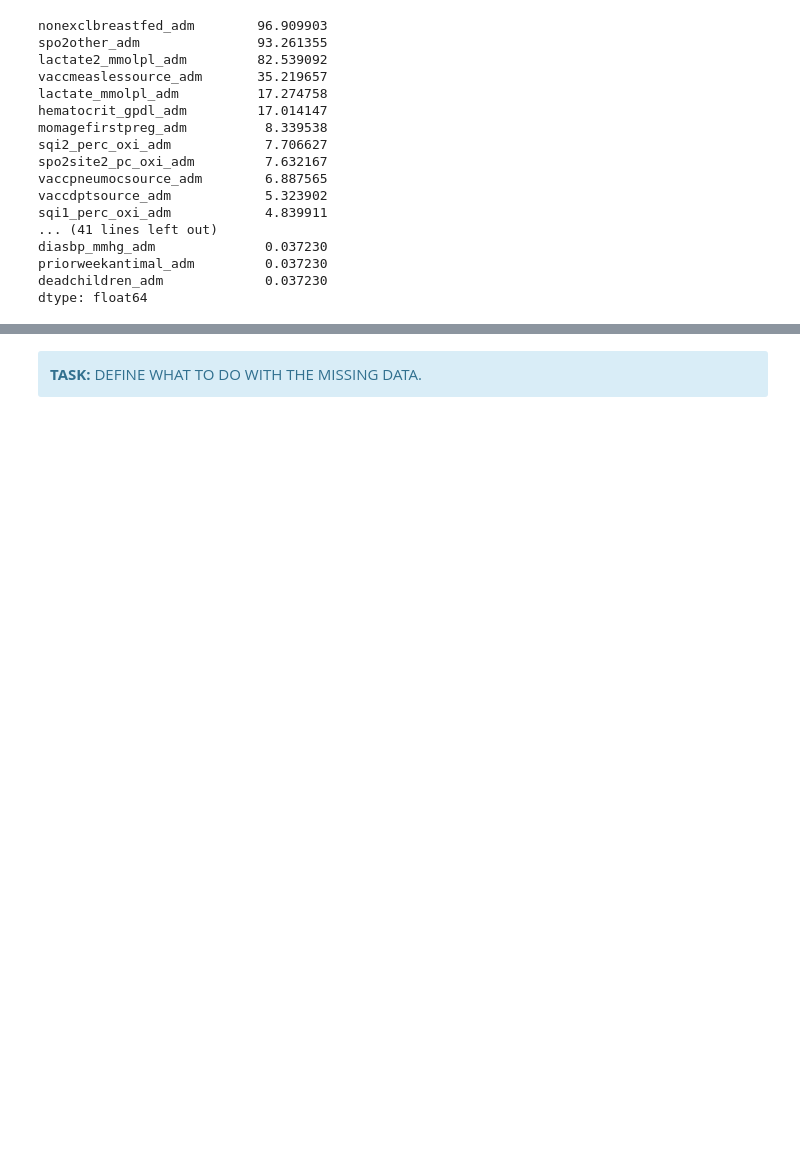
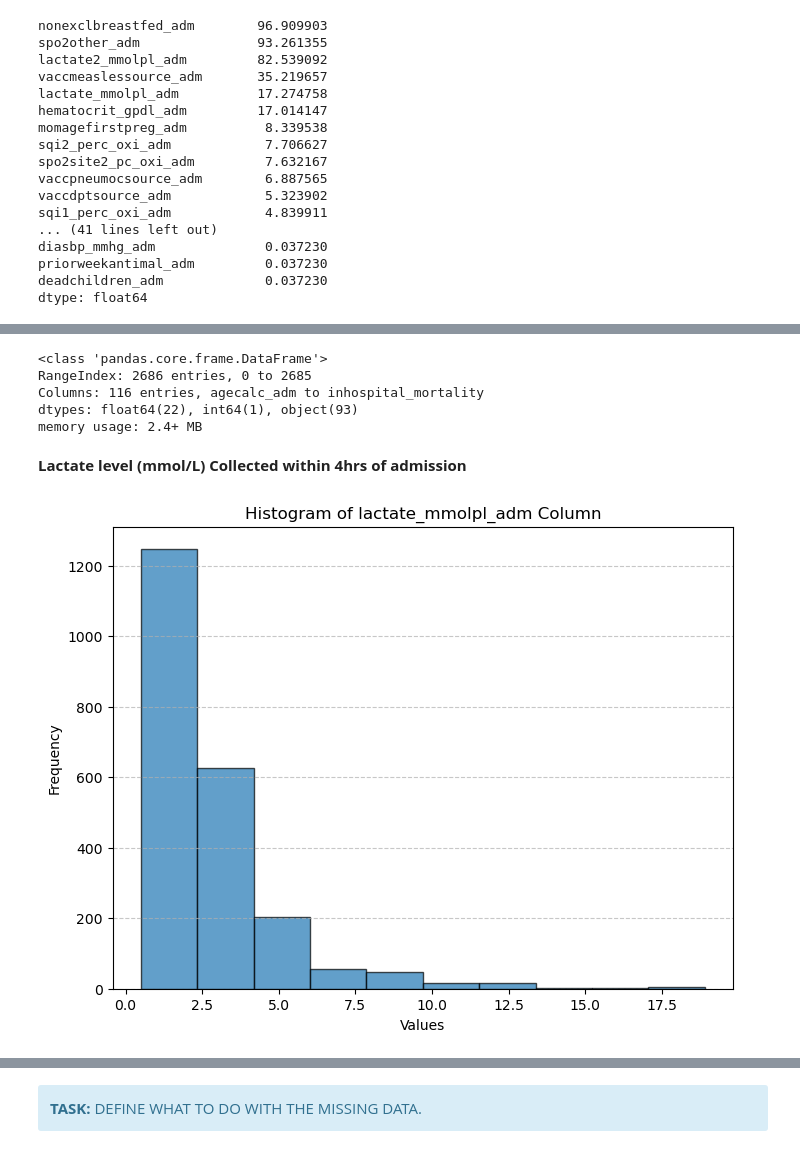
Before and after one commit to ucheokechukwu/Pediatric-Sepsis-Challenge, a Jupyter notebook: notebooks/eda_carol.ipynb, the cells around one changed output, grey strips where cells are left out. Cells and saved outputs as stored; diff of their text form; code cells hidden in the pictures; blank space fills up the shorter version.

Commit message:
carol cleaning data progress

```diff
--- a/notebooks/eda_carol.ipynb
+++ b/notebooks/eda_carol.ipynb
@@ -13,7 +13,7 @@ import matplotlib.pyplot as plt
 import seaborn as sns
 # %%
 # Load the data
-raw_data = pd.read_csv('SyntheticData_training.csv')
+raw_data = pd.read_csv('../SyntheticData_training.csv')
 # %%
 # Head of the dataset
 raw_data.head()
@@ -149,0 +193,25 @@ dtype: float64
+# %%
+# Delete not relevant columns
+clean_data.drop(columns = ['nonexclbreastfed_adm', 'spo2other_adm'], inplace=True)
+# %%
+#Sanity check
+clean_data.info()
+# %% [output]
+<class 'pandas.core.frame.DataFrame'>
+RangeIndex: 2686 entries, 0 to 2685
+Columns: 116 entries, agecalc_adm to inhospital_mortality
+dtypes: float64(22), int64(1), object(93)
+memory usage: 2.4+ MB
+# %% [markdown]
+**Lactate level (mmol/L) Collected within 4hrs of admission**
+# %%
+# Plotting the lactate2_mmolpl_adm column
+plt.figure(figsize=(8, 6))
+plt.hist(clean_data['lactate_mmolpl_adm'], bins=10, edgecolor='black', alpha=0.7)
+plt.title('Histogram of lactate_mmolpl_adm Column')
+plt.xlabel('Values')
+plt.ylabel('Frequency')
+plt.grid(axis='y', linestyle='--', alpha=0.7)
+plt.show()
+# %% [output]
+[figure, added]
```
Also changed, not shown: parts of 23 cells of this notebook, 4 other files.
